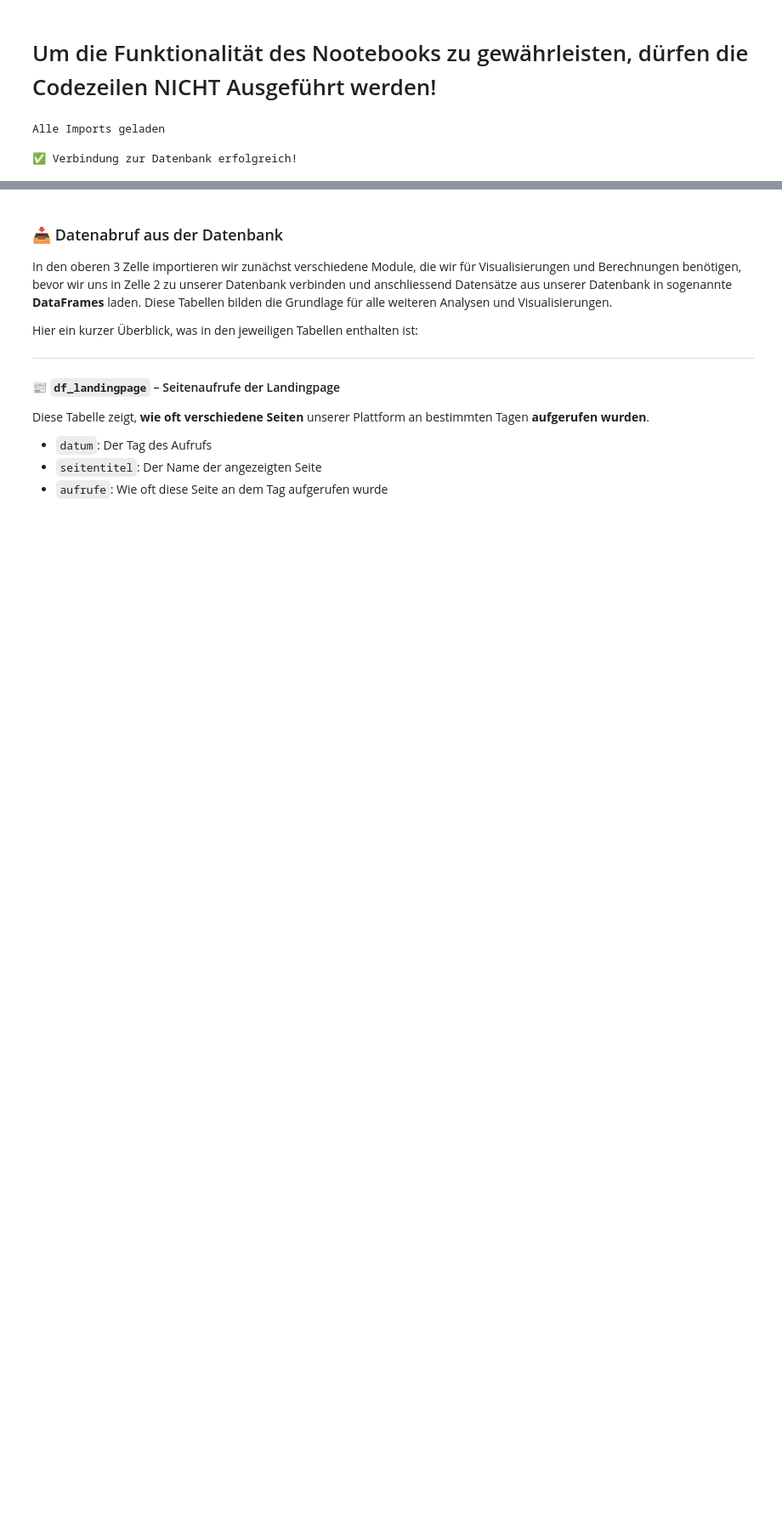
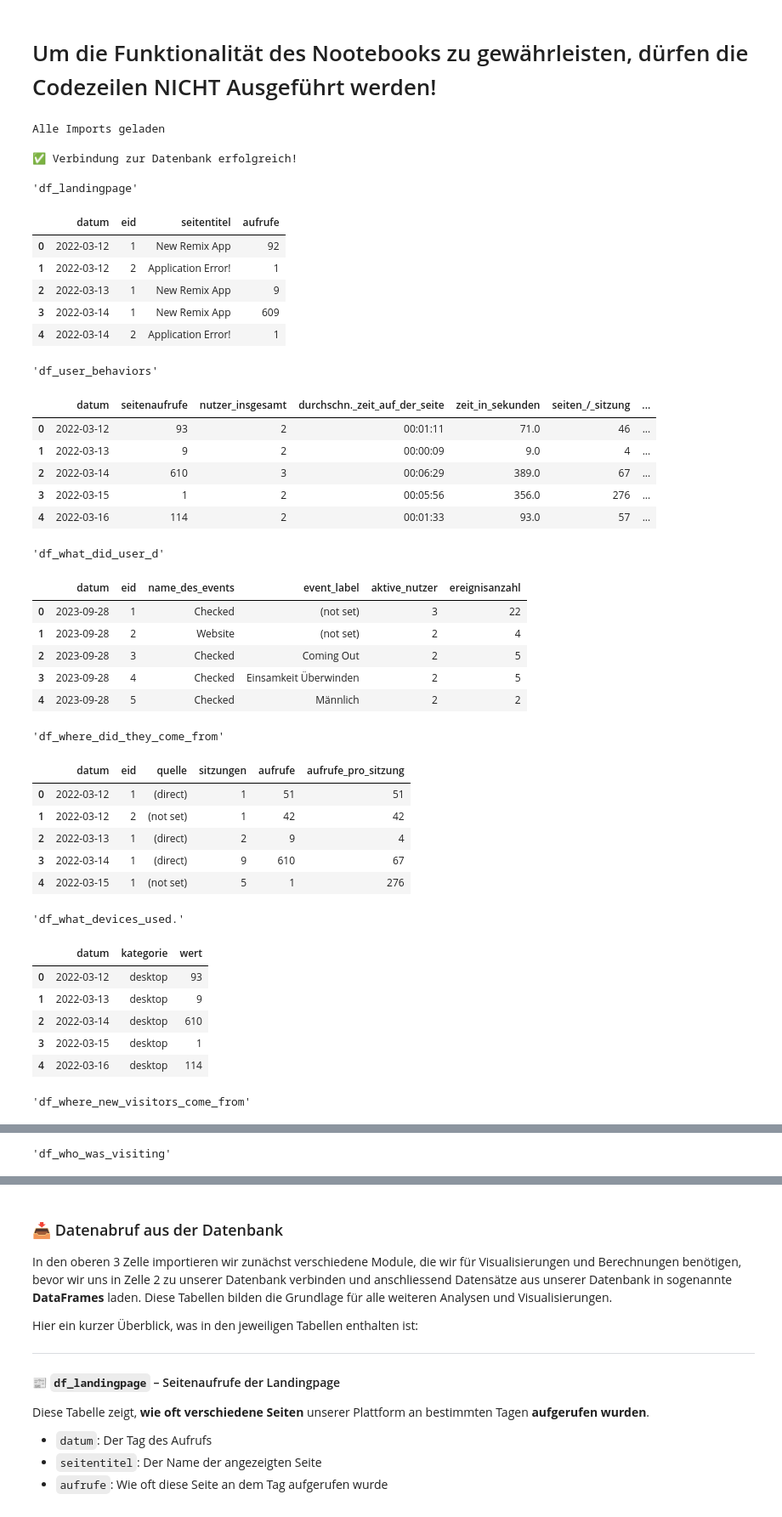
Before and after one commit to AmerorasWorks/Redezeit-Analyse, a Jupyter notebook: src/analytix/Analysen.ipynb, the cells around one changed output, grey strips where cells are left out. Shown at 85% size. Saved outputs shown, nothing was run; the diff lists cells and outputs as text; code cells hidden in the pictures; blank space fills up the shorter version.

```diff
--- a/src/analytix/Analysen.ipynb
+++ b/src/analytix/Analysen.ipynb
@@ -60,28 +61,65 @@ conn = db_connect()
 # %%
 # 📥 Zelle 3: Daten aus den DB-Tabellen in DataFrames laden
 def load_table(name):
     return pd.read_sql(f'SELECT * FROM "{name}"', conn)
 
 
 df_landingpage = load_table("landing_page_views")
 df_user_behaviors = load_table("user_sessions")
 df_what_did_user_do = load_table("user_events")
 df_where_did_they_come_from = load_table("traffic_sources")
 df_what_devices_used = load_table("device_usage")
 df_where_new_visitors_come_from = load_table("traffic_source_chart")
 df_who_was_visiting = load_table("daily_visitors_chart")
 
-# display("df_landingpage")
-# display(df_landingpage.head())
-# display("df_user_behaviors")
-# display(df_user_behaviors.head())
-# display("df_what_did_user_d")
-# display(df_what_did_user_do.head())
-# display("df_where_did_they_come_from")
-# display(df_where_did_they_come_from.head())
-# display("df_what_devices_used.")
-# display(df_what_devices_used.head())
-# display("df_where_new_visitors_come_from")
-# display(df_where_new_visitors_come_from.head())
-# display("df_who_was_visiting")
-# display(df_who_was_visiting.head())
+display("df_landingpage")
+display(df_landingpage.head())
+display("df_user_behaviors")
+display(df_user_behaviors.head())
+display("df_what_did_user_d")
+display(df_what_did_user_do.head())
+display("df_where_did_they_come_from")
+display(df_where_did_they_come_from.head())
+display("df_what_devices_used.")
+display(df_what_devices_used.head())
+display("df_where_new_visitors_come_from")
+display(df_where_new_visitors_come_from.head())
+display("df_who_was_visiting")
+display(df_who_was_visiting.head())
+# %% [output]
+'df_landingpage'
+|  | datum | eid | seitentitel | aufrufe |
+| 0 | 2022-03-12 | 1 | New Remix App | 92 |
+| 1 | 2022-03-12 | 2 | Application Error! | 1 |
+| 2 | 2022-03-13 | 1 | New Remix App | 9 |
+| 3 | 2022-03-14 | 1 | New Remix App | 609 |
+| 4 | 2022-03-14 | 2 | Application Error! | 1 |
+'df_user_behaviors'
+|  | datum | seitenaufrufe | nutzer_insgesamt | durchschn._zeit_auf_der_seite | zeit_in_sekunden | seiten_/_sitzung | ... |
+| 0 | 2022-03-12 | 93 | 2 | 00:01:11 | 71.0 | 46 | ... |
+| 1 | 2022-03-13 | 9 | 2 | 00:00:09 | 9.0 | 4 | ... |
+| 2 | 2022-03-14 | 610 | 3 | 00:06:29 | 389.0 | 67 | ... |
+| 3 | 2022-03-15 | 1 | 2 | 00:05:56 | 356.0 | 276 | ... |
+| 4 | 2022-03-16 | 114 | 2 | 00:01:33 | 93.0 | 57 | ... |
+'df_what_did_user_d'
+|  | datum | eid | name_des_events | event_label | aktive_nutzer | ereignisanzahl |
+| 0 | 2023-09-28 | 1 | Checked | (not set) | 3 | 22 |
+| 1 | 2023-09-28 | 2 | Website | (not set) | 2 | 4 |
+| 2 | 2023-09-28 | 3 | Checked | Coming Out | 2 | 5 |
+| 3 | 2023-09-28 | 4 | Checked | Einsamkeit Überwinden | 2 | 5 |
+| 4 | 2023-09-28 | 5 | Checked | Männlich | 2 | 2 |
+'df_where_did_they_come_from'
+|  | datum | eid | quelle | sitzungen | aufrufe | aufrufe_pro_sitzung |
+| 0 | 2022-03-12 | 1 | (direct) | 1 | 51 | 51 |
+| 1 | 2022-03-12 | 2 | (not set) | 1 | 42 | 42 |
+| 2 | 2022-03-13 | 1 | (direct) | 2 | 9 | 4 |
+| 3 | 2022-03-14 | 1 | (direct) | 9 | 610 | 67 |
+| 4 | 2022-03-15 | 1 | (not set) | 5 | 1 | 276 |
+'df_what_devices_used.'
+|  | datum | kategorie | wert |
+| 0 | 2022-03-12 | desktop | 93 |
+| 1 | 2022-03-13 | desktop | 9 |
+| 2 | 2022-03-14 | desktop | 610 |
+| 3 | 2022-03-15 | desktop | 1 |
+| 4 | 2022-03-16 | desktop | 114 |
+'df_where_new_visitors_come_from'
@@ -87,0 +132 @@ df_who_was_visiting = load_table("daily_visitors_chart")
+'df_who_was_visiting'
```
Also changed, not shown: parts of 13 cells of this notebook.
